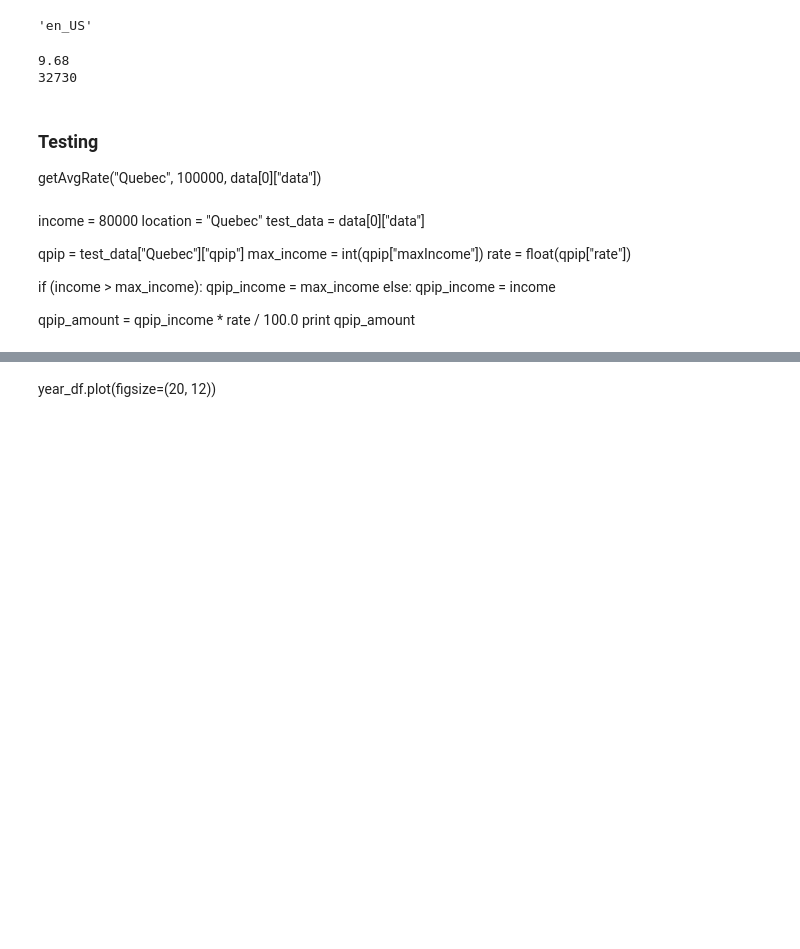
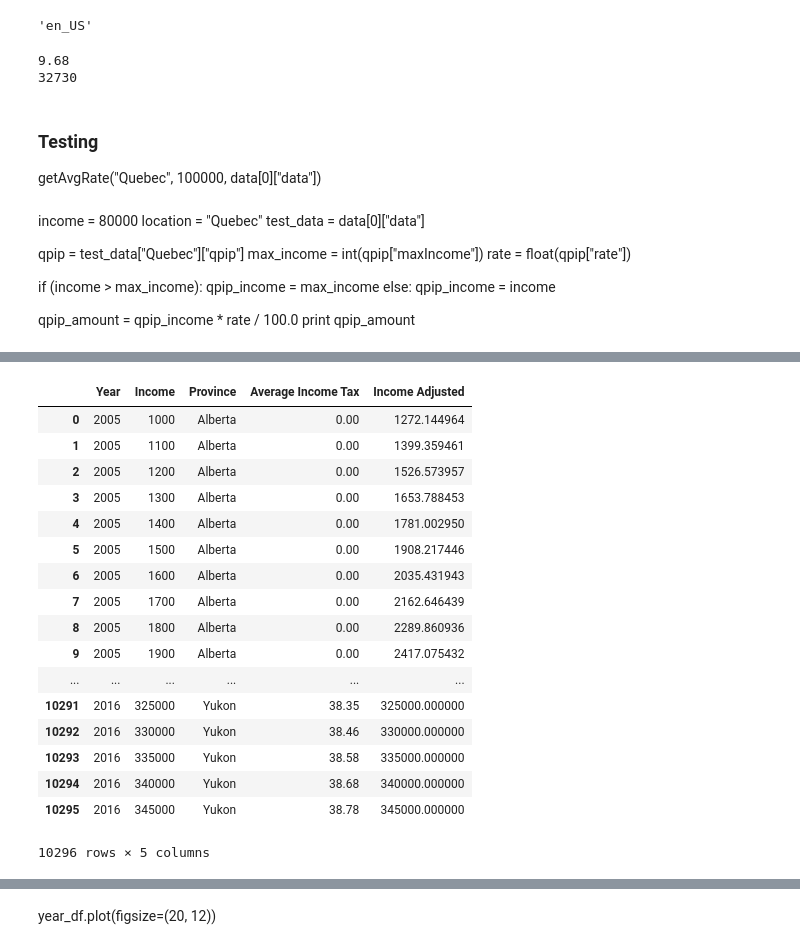
Before and after one commit to CitizensCode/CanadianIncomeTaxes, a Jupyter notebook: Canadian Tax Analysis.ipynb, the cells around one changed output, grey strips where cells are left out. Cells and saved outputs as stored; diff of their text form; code cells hidden in the pictures; blank space fills up the shorter version.

```diff
--- a/Canadian Tax Analysis.ipynb
+++ b/Canadian Tax Analysis.ipynb
@@ -59,7 +59,10 @@ def getAvgRate(location, income, data):
 
     # Get the base amount of tax that you pay
     fed_tax = govtTaxAmount("Federal")
-    prov_tax = govtTaxAmount(location)
+    if (location != "Federal"):
+        prov_tax = govtTaxAmount(location)
+    else:
+        prov_tax = 0
 
     # A function for deducting the personal exemption amount federally and provincially
     def govtCredits(govt):
@@ -72,7 +75,10 @@ def getAvgRate(location, income, data):
 
     # Subtract the tax credits
     fed_tax = fed_tax - govtCredits("Federal")
-    prov_tax = prov_tax - govtCredits(location)
+    if (location != "Federal"):
+        prov_tax = prov_tax - govtCredits(location)
+    else:
+        prov_tax = 0
 
     # If you have any surtaxes to pay, this takes that into account
     try:
@@ -151,7 +157,6 @@ def getAvgRate(location, income, data):
     # Adds the EI tax
     max_income = int(ei["maxIncome"])
     rate = float(ei["rate"])
-
     if (income > max_income):
         ei_income = max_income
     else:
@@ -294,0 +324,29 @@ merged_data.to_csv(path_or_buf="./MiscData/AvgRatesCombined.csv", index=False)
+# %%
+bracket = {"2016": 45282, "2015": 44701, "2014": 43953, "2005": 35595}
+merged_data_adjusted = merged_data.copy()
+merged_data_adjusted["Income Adjusted"] = 0
+for (index, row) in merged_data.iterrows():
+    year = str(row["Year"])
+    ratio = 1.0 * bracket["2016"] / bracket[year]
+    merged_data_adjusted.loc[index,"Income Adjusted"] = row["Income"]*ratio
+merged_data_adjusted.to_csv(path_or_buf="./MiscData/AvgRatesAdjusted.csv", index=False)
+merged_data_adjusted
+# %% [output]
+|  | Year | Income | Province | Average Income Tax | Income Adjusted |
+| 0 | 2005 | 1000 | Alberta | 0.00 | 1272.144964 |
+| 1 | 2005 | 1100 | Alberta | 0.00 | 1399.359461 |
+| 2 | 2005 | 1200 | Alberta | 0.00 | 1526.573957 |
+| 3 | 2005 | 1300 | Alberta | 0.00 | 1653.788453 |
+| 4 | 2005 | 1400 | Alberta | 0.00 | 1781.002950 |
+| 5 | 2005 | 1500 | Alberta | 0.00 | 1908.217446 |
+| 6 | 2005 | 1600 | Alberta | 0.00 | 2035.431943 |
+| 7 | 2005 | 1700 | Alberta | 0.00 | 2162.646439 |
+| 8 | 2005 | 1800 | Alberta | 0.00 | 2289.860936 |
+| 9 | 2005 | 1900 | Alberta | 0.00 | 2417.075432 |
+| ... | ... | ... | ... | ... | ... |
+| 10291 | 2016 | 325000 | Yukon | 38.35 | 325000.000000 |
+| 10292 | 2016 | 330000 | Yukon | 38.46 | 330000.000000 |
+| 10293 | 2016 | 335000 | Yukon | 38.58 | 335000.000000 |
+| 10294 | 2016 | 340000 | Yukon | 38.68 | 340000.000000 |
+| 10295 | 2016 | 345000 | Yukon | 38.78 | 345000.000000 |
+10296 rows × 5 columns
```
Also changed, not shown: parts of 12 cells of this notebook, 7 other files.
